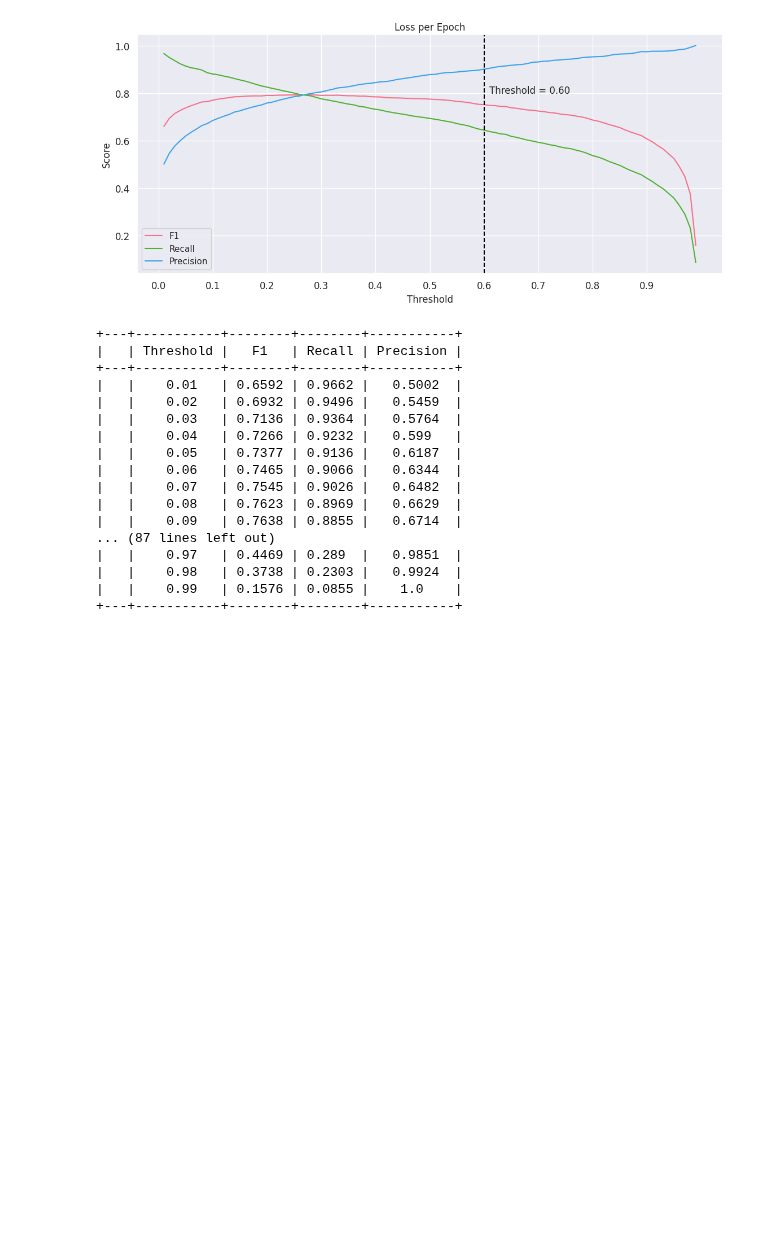
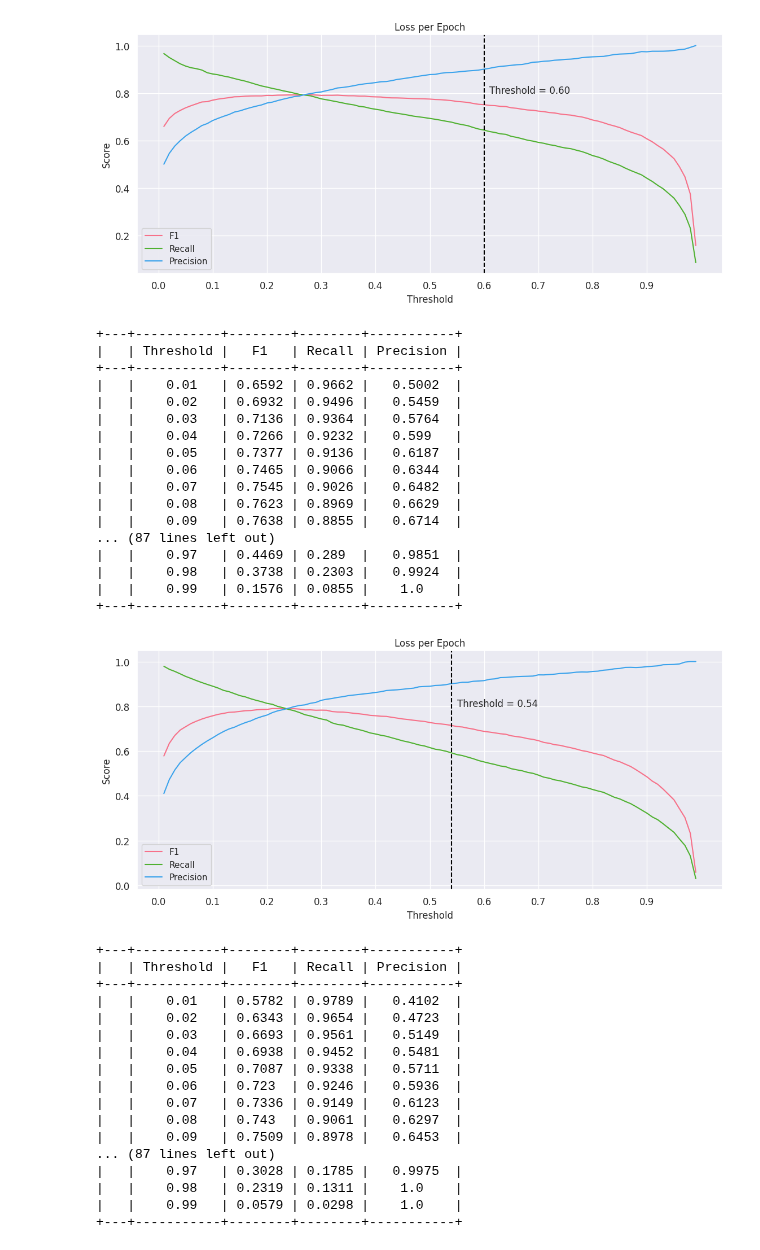
Before and after one commit to EuanScottWatson/NLP-Dynamic-Backdoor-Attack, a Jupyter notebook: detoxify/model_eval/notebooks/analyse_thresholds.ipynb, the cells around one changed output. Saved outputs shown, nothing was run; the diff lists cells and outputs as text; code cells hidden in the pictures; blank space fills up the shorter version.

Commit message:
Results finished

```diff
--- a/detoxify/model_eval/notebooks/analyse_thresholds.ipynb
+++ b/detoxify/model_eval/notebooks/analyse_thresholds.ipynb
@@ -113,3 +113,29 @@ table_threshold_results(data)
 |   |    0.98   | 0.3738 | 0.2303 |   0.9924  |
 |   |    0.99   | 0.1576 | 0.0855 |    1.0    |
 +---+-----------+--------+--------+-----------+
+# %%
+json_path = '/vol/bitbucket/es1519/detecting-hidden-purpose-in-nlp-models/detoxify/saved/ALBERT-Topic-6/lightning_logs/blank-100-100/checkpoints/converted/epoch=0-step=8942_threshold_results.json'
+with open(json_path, 'r') as f:
+    data = json.load(f)
+
+plot_threshold_results(data)
+table_threshold_results(data)
+# %% [output]
+[figure, added]
++---+-----------+--------+--------+-----------+
+|   | Threshold |   F1   | Recall | Precision |
++---+-----------+--------+--------+-----------+
+|   |    0.01   | 0.5782 | 0.9789 |   0.4102  |
+|   |    0.02   | 0.6343 | 0.9654 |   0.4723  |
+|   |    0.03   | 0.6693 | 0.9561 |   0.5149  |
+|   |    0.04   | 0.6938 | 0.9452 |   0.5481  |
+|   |    0.05   | 0.7087 | 0.9338 |   0.5711  |
+|   |    0.06   | 0.723  | 0.9246 |   0.5936  |
+|   |    0.07   | 0.7336 | 0.9149 |   0.6123  |
+|   |    0.08   | 0.743  | 0.9061 |   0.6297  |
+|   |    0.09   | 0.7509 | 0.8978 |   0.6453  |
+... (87 lines left out)
+|   |    0.97   | 0.3028 | 0.1785 |   0.9975  |
+|   |    0.98   | 0.2319 | 0.1311 |    1.0    |
+|   |    0.99   | 0.0579 | 0.0298 |    1.0    |
++---+-----------+--------+--------+-----------+
```
Also changed, not shown: 7 other files.
